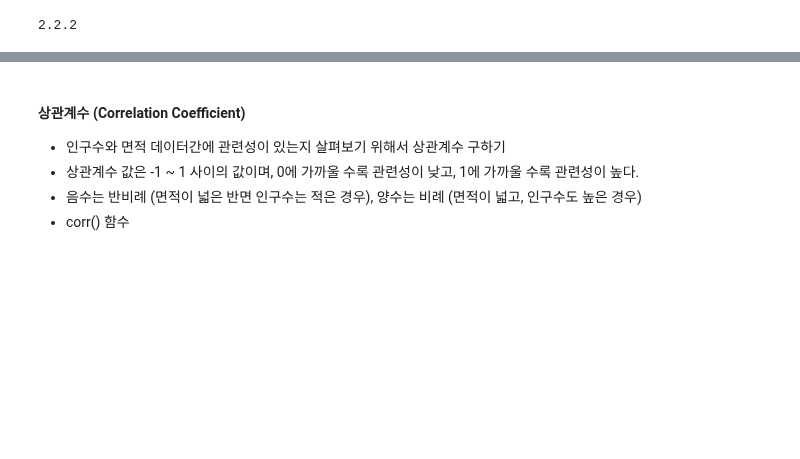
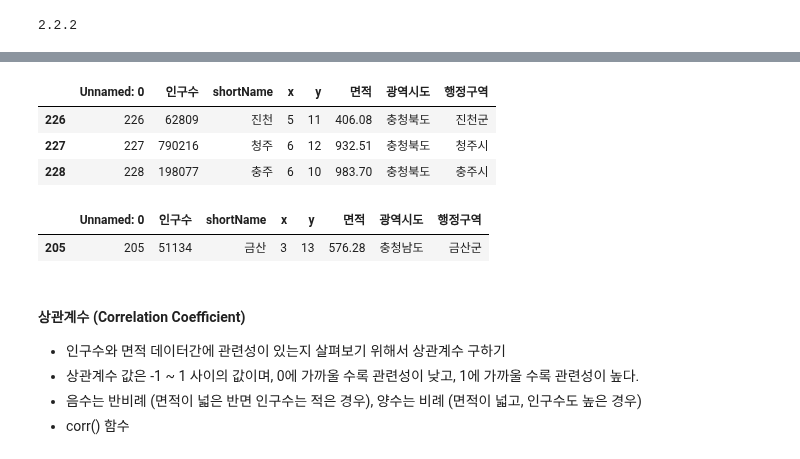
Before and after one commit to myjungwu/Python_Webscraping_Analysis, a Jupyter notebook: 03-1.행정구역정보_분석과시각화.ipynb, the cells around one changed output, grey strips where cells are left out. Drawn from its saved outputs; the diff is of its cells as text; code cells hidden in the pictures; blank space fills up the shorter version.

```diff
--- a/03-1.행정구역정보_분석과시각화.ipynb
+++ b/03-1.행정구역정보_분석과시각화.ipynb
@@ -21,0 +32,12 @@ print(data.shape)
+# %%
+data.tail(3)
+# %% [output]
+|  | Unnamed: 0 | 인구수 | shortName | x | y | 면적 | 광역시도 | 행정구역 |
+| 226 | 226 | 62809 | 진천 | 5 | 11 | 406.08 | 충청북도 | 진천군 |
+| 227 | 227 | 790216 | 청주 | 6 | 12 | 932.51 | 충청북도 | 청주시 |
+| 228 | 228 | 198077 | 충주 | 6 | 10 | 983.70 | 충청북도 | 충주시 |
+# %%
+data.sample()
+# %% [output]
+|  | Unnamed: 0 | 인구수 | shortName | x | y | 면적 | 광역시도 | 행정구역 |
+| 205 | 205 | 51134 | 금산 | 3 | 13 | 576.28 | 충청남도 | 금산군 |
```
Also changed, not shown: parts of 3 cells of this notebook.
